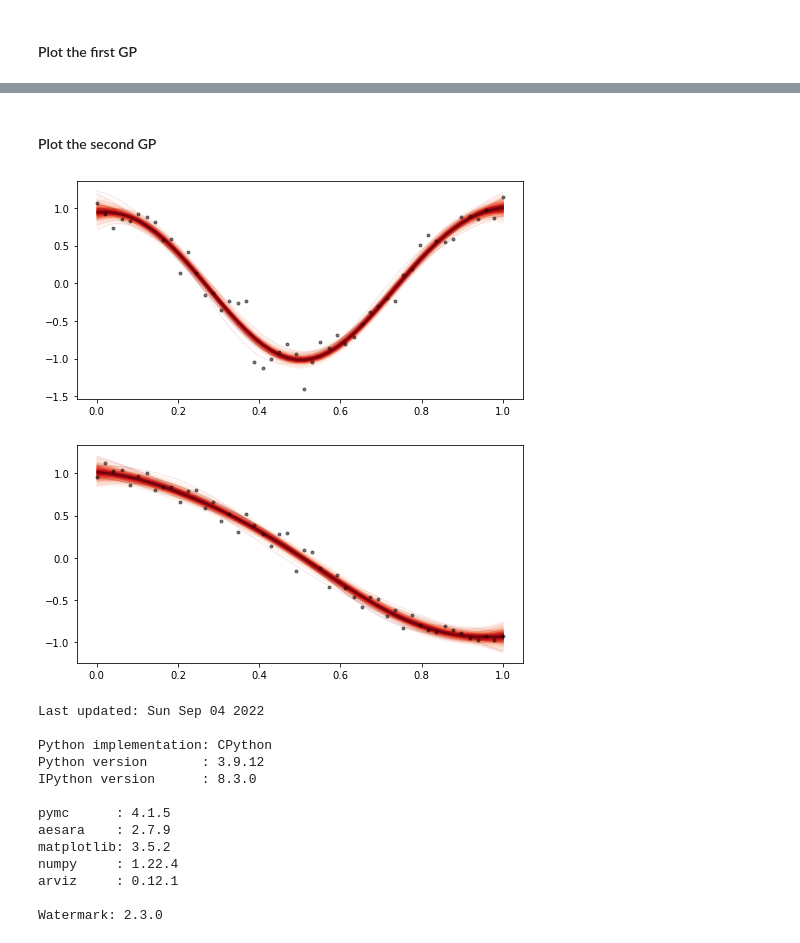
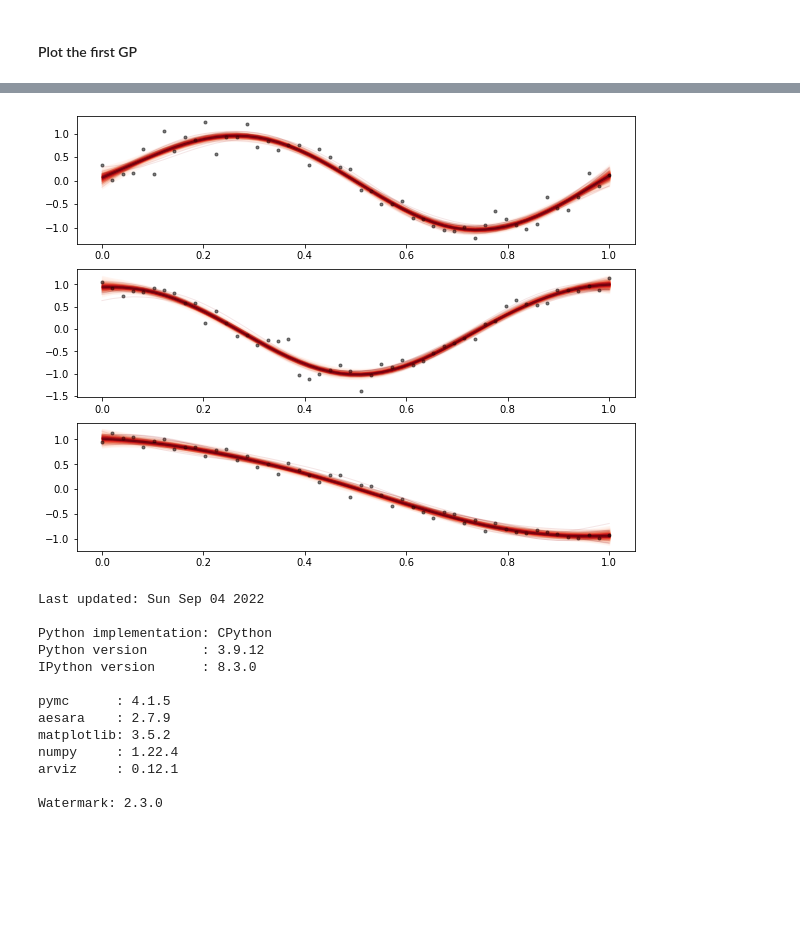
Before and after one commit to danhphan/gp_experiments, a Jupyter notebook: experiments/22_multitask_gp_regression_pymc_mogp_api_same_X.ipynb, the cells around one changed output, grey strips where cells are left out. Drawn from its saved outputs; the diff is of its cells as text; code cells hidden in the pictures; blank space fills up the shorter version.

Commit message:
Plot dist and prediction

```diff
--- a/experiments/22_multitask_gp_regression_pymc_mogp_api_same_X.ipynb
+++ b/experiments/22_multitask_gp_regression_pymc_mogp_api_same_X.ipynb
@@ -267,21 +247,14 @@ plt.show()
-# %% [markdown]
-#### Plot the second GP
-# %%
-from pymc.gp.util import plot_gp_dist
-fig, axes = plt.subplots(1,1, figsize=(8,4))
-plt.plot(x, train_y[:,1], 'ok', ms=3, alpha=0.5, label="Data 1");
-plot_gp_dist(axes, f_pred[:,Xnew[:,1] == 1], x)
-plt.show()
-# %% [output]
-[figure, removed]
-# %%
-from pymc.gp.util import plot_gp_dist
-fig, axes = plt.subplots(1,1, figsize=(8,4))
-plt.plot(x, train_y[:,2], 'ok', ms=3, alpha=0.5, label="Data 1");
-plot_gp_dist(axes, f_pred[:,Xnew[:,1] == 2], x)
-plt.show()
-# %% [output]
-[figure, removed]
+# %%
+from pymc.gp.util import plot_gp_dist
+fig, axes = plt.subplots(3,1, figsize=(10,8))
+
+for idx in range(3):
+    axes[idx].plot(x, train_y[:,idx], 'ok', ms=3, alpha=0.5, label="Data 1");
+    plot_gp_dist(axes[idx], f_pred[:,Xnew[:,1] == idx], x)
+
+plt.show()
+# %% [output]
+[figure, added]
 # %%
 %load_ext watermark
 %watermark -n -u -v -iv -w
```
Also changed, not shown: parts of 3 cells of this notebook.
